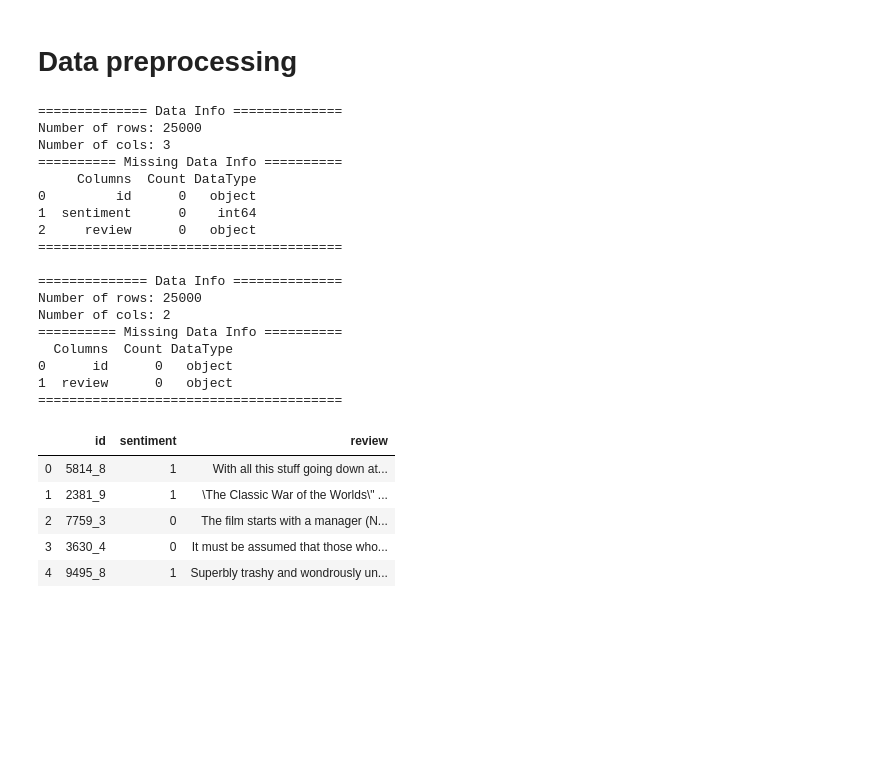
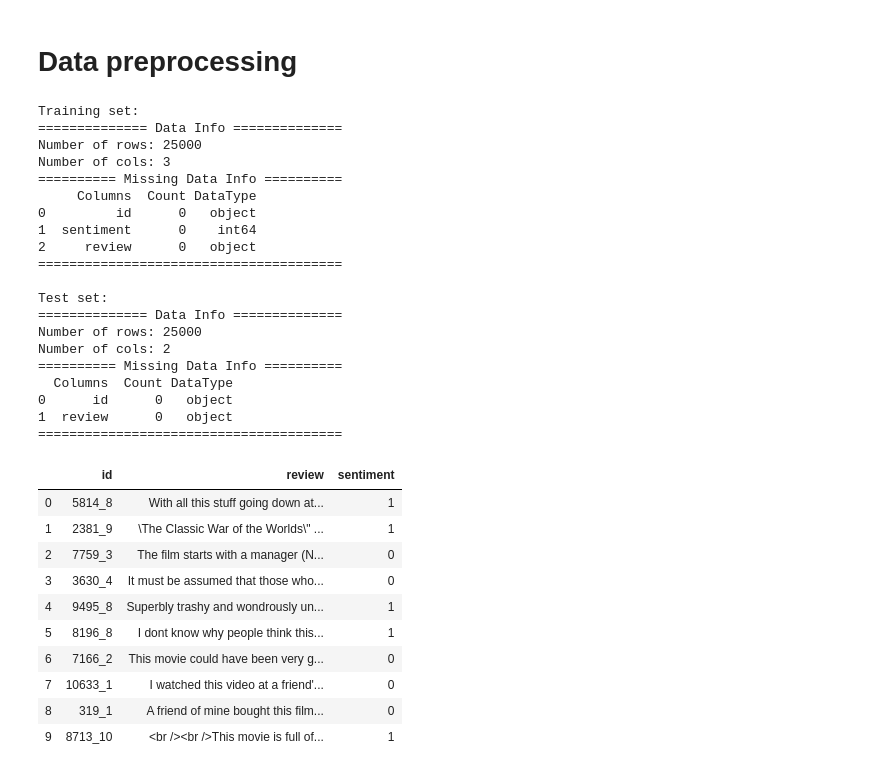
Before and after one commit to jacksenteh/Bag_Of_Popcorns, a Jupyter notebook: Train.ipynb, the cells around one changed output. Saved outputs shown, nothing was run; the diff lists cells and outputs as text; code cells hidden in the pictures; blank space fills up the shorter version.

```diff
--- a/Train.ipynb
+++ b/Train.ipynb
@@ -25,10 +46,14 @@ pp                = Preprocess()
 train_df, test_df = pp.read_file(train_path, test_path, sep='\t')
 
 # check for missing value
-pp.verbose(train_df)
+print('Training set:')
+pp.check_na(train_df)
 print()
-pp.verbose(test_df)
+
+print('Test set:')
+pp.check_na(test_df)
 # %% [output]
+Training set:
 ============== Data Info ==============
 Number of rows: 25000
 Number of cols: 3
@@ -39,6 +64,7 @@ Number of cols: 3
 2     review      0   object
 =======================================
 
+Test set:
 ============== Data Info ==============
 Number of rows: 25000
 Number of cols: 2
@@ -48,11 +74,16 @@ Number of cols: 2
 1  review      0   object
 =======================================
 # %%
-display(train_df.head())
+display(train_df[['id', 'review', 'sentiment']].head(10))
 # %% [output]
-|  | id | sentiment | review |
-| 0 | 5814_8 | 1 | With all this stuff going down at... |
-| 1 | 2381_9 | 1 | \The Classic War of the Worlds\" ... |
-| 2 | 7759_3 | 0 | The film starts with a manager (N... |
-| 3 | 3630_4 | 0 | It must be assumed that those who... |
-| 4 | 9495_8 | 1 | Superbly trashy and wondrously un... |
+|  | id | review | sentiment |
+| 0 | 5814_8 | With all this stuff going down at... | 1 |
+| 1 | 2381_9 | \The Classic War of the Worlds\" ... | 1 |
+| 2 | 7759_3 | The film starts with a manager (N... | 0 |
+| 3 | 3630_4 | It must be assumed that those who... | 0 |
+| 4 | 9495_8 | Superbly trashy and wondrously un... | 1 |
+| 5 | 8196_8 | I dont know why people think this... | 1 |
+| 6 | 7166_2 | This movie could have been very g... | 0 |
+| 7 | 10633_1 | I watched this video at a friend'... | 0 |
+| 8 | 319_1 | A friend of mine bought this film... | 0 |
+| 9 | 8713_10 | <br /><br />This movie is full of... | 1 |
```
Also changed, not shown: parts of 5 cells of this notebook, 21 other files.
